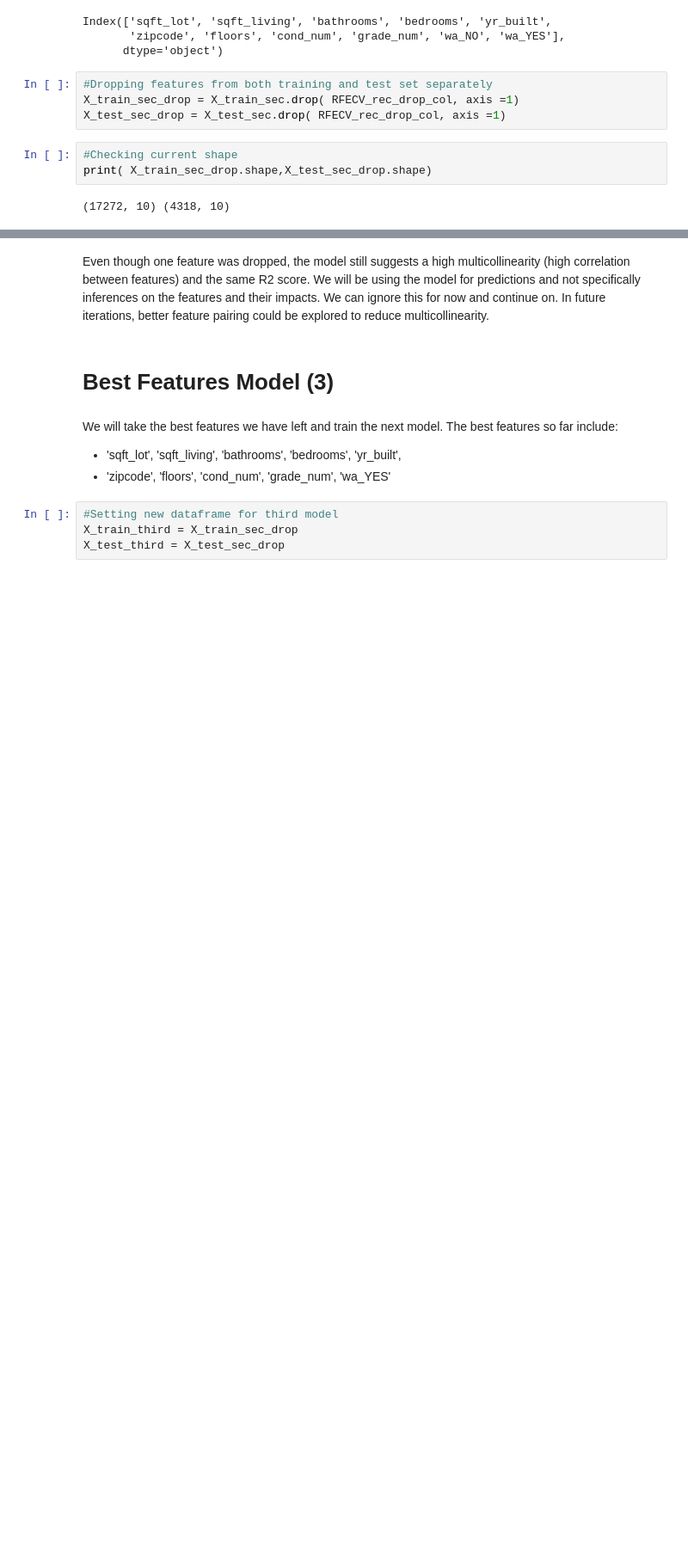
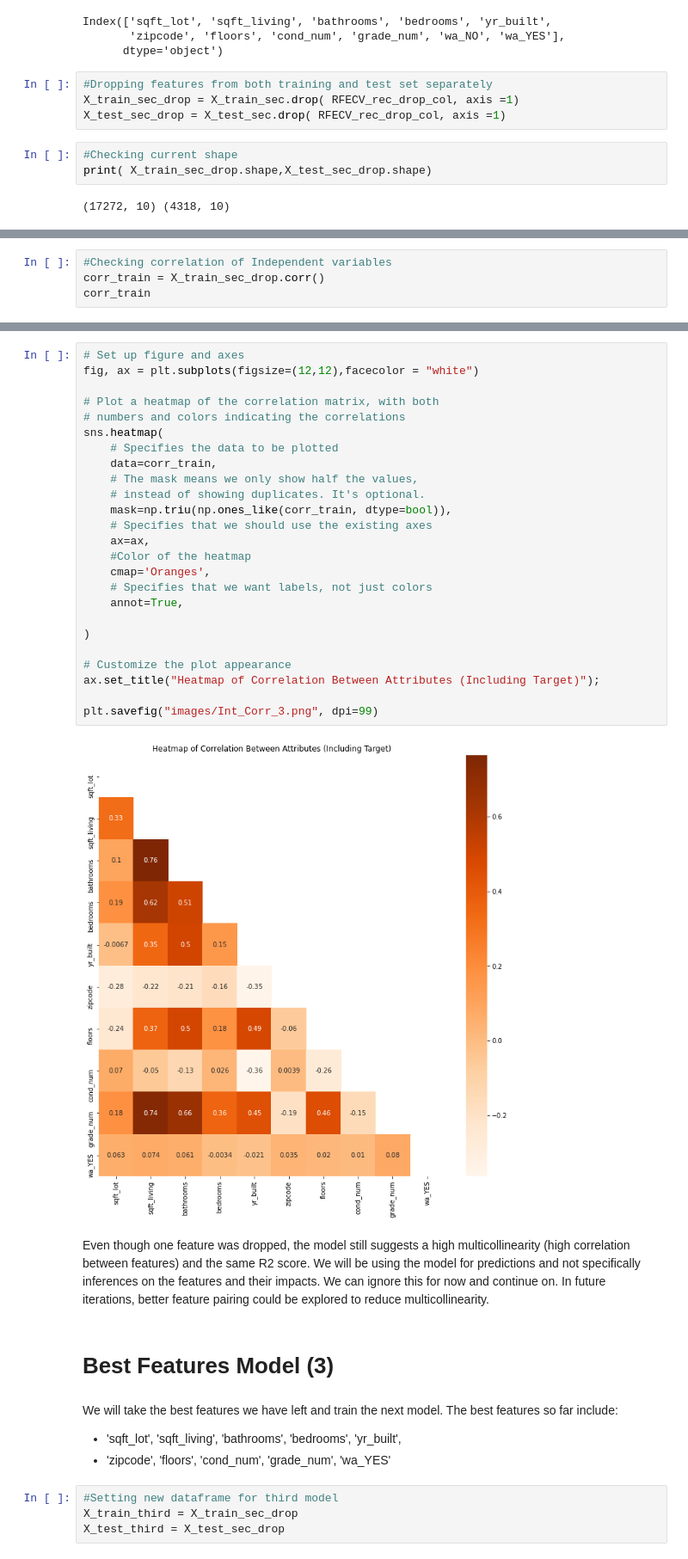
Before and after one commit to Dmvinedata/dsc-phase-2-project-v2-3, a Jupyter notebook: P2_RE_Prediction_DJ.ipynb, the cells around one changed output, grey strips where cells are left out. Shown at 86% size. Saved outputs shown, nothing was run; the diff lists cells and outputs as text; blank space fills up the shorter version.

```diff
--- a/P2_RE_Prediction_DJ.ipynb
+++ b/P2_RE_Prediction_DJ.ipynb
@@ -1093,0 +1097,4 @@ strong multicollinearity or other numerical problems.
+# %%
+#Checking correlation of Independent variables
+corr_train = X_train_sec_drop.corr()
+corr_train
@@ -1094,3 +1113,30 @@ strong multicollinearity or other numerical problems.
+# %%
+# Set up figure and axes
+fig, ax = plt.subplots(figsize=(12,12),facecolor = "white")
+
+# Plot a heatmap of the correlation matrix, with both
+# numbers and colors indicating the correlations
+sns.heatmap(
+    # Specifies the data to be plotted
+    data=corr_train,
+    # The mask means we only show half the values,
+    # instead of showing duplicates. It's optional.
+    mask=np.triu(np.ones_like(corr_train, dtype=bool)),
+    # Specifies that we should use the existing axes
+    ax=ax,
+    #Color of the heatmap
+    cmap='Oranges',
+    # Specifies that we want labels, not just colors
+    annot=True,
+
+)
+
+# Customize the plot appearance
+ax.set_title("Heatmap of Correlation Between Attributes (Including Target)");
+
+plt.savefig("images/Int_Corr_3.png", dpi=99)
+# %% [output]
+[figure, added]
 # %% [markdown]
 Even though one  feature was dropped, the model still suggests a high multicollinearity (high correlation between features) and the same  R2 score.  We will be using the model for
 predictions and not specifically inferences on the features and their impacts. We can ignore this for now and continue on. In future iterations, better feature pairing could be explored to reduce multicollinearity.
```
Also changed, not shown: parts of 44 cells of this notebook, 2 other files.
